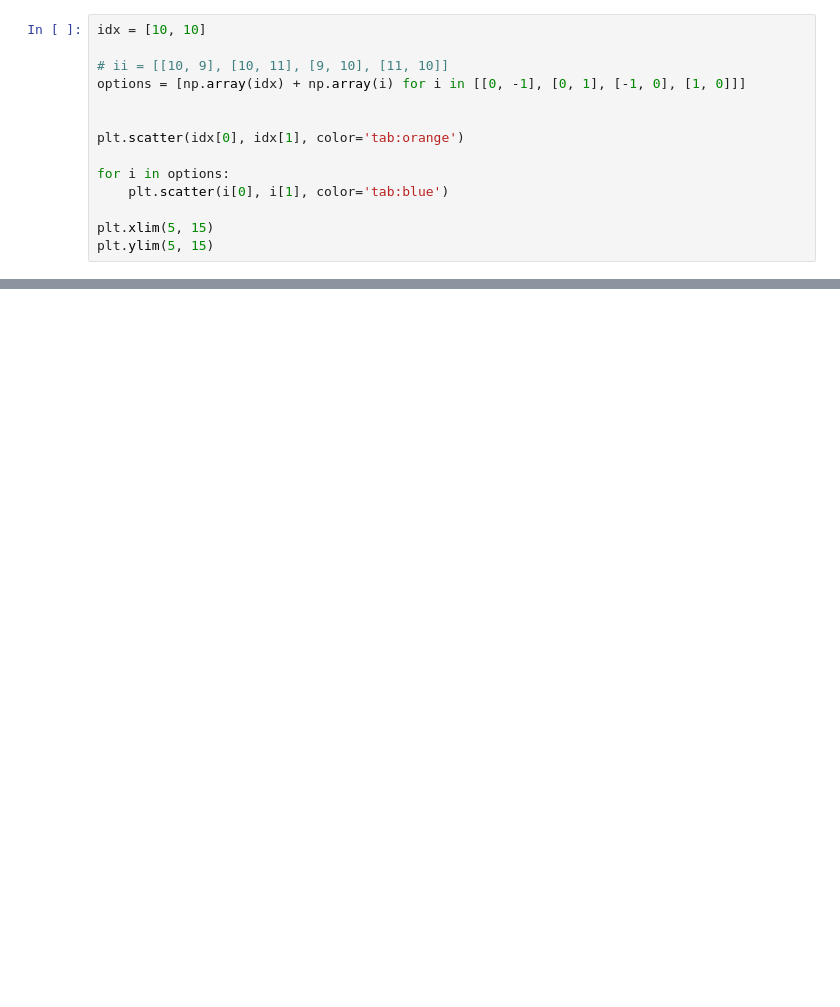
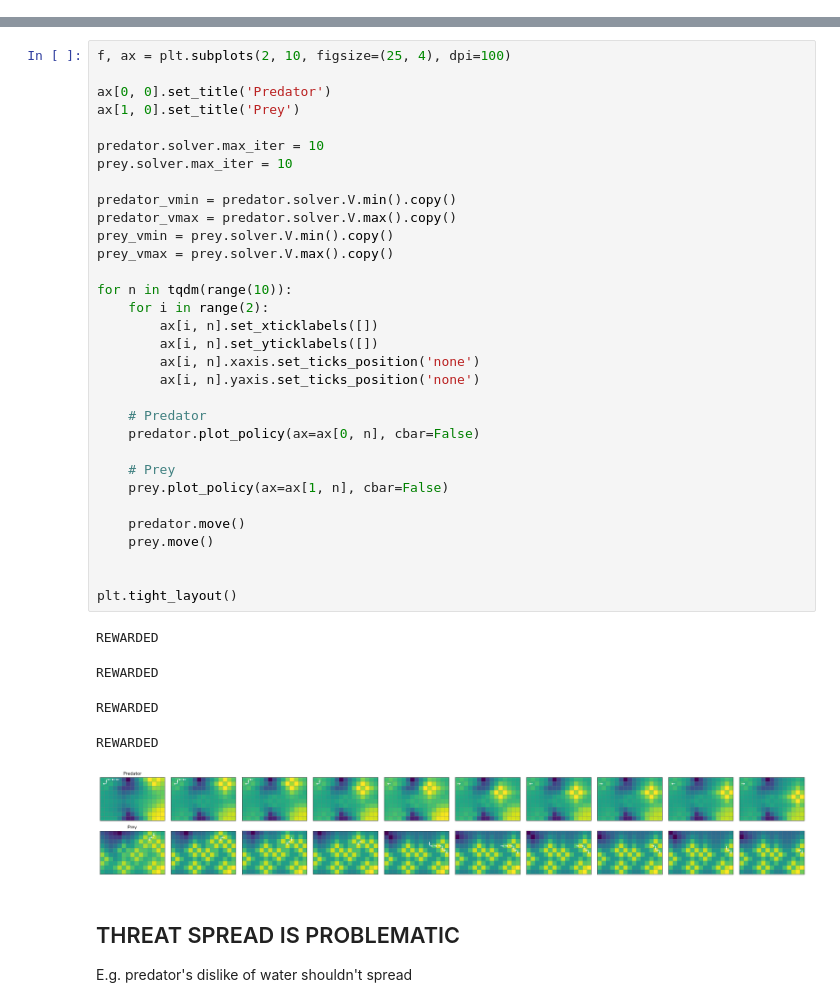
Before and after one commit to tobywise/predator-prey-IRL, a Jupyter notebook: notebooks/model_simulations.ipynb, the cells around one changed output, grey strips where cells are left out. Cells and saved outputs as stored; diff of their text form; blank space fills up the shorter version.

```diff
--- a/notebooks/model_simulations.ipynb
+++ b/notebooks/model_simulations.ipynb
@@ -500,14 +69,0 @@ env.plot_distance()
-# %%
-idx = [10, 10]
-
-# ii = [[10, 9], [10, 11], [9, 10], [11, 10]]
-options = [np.array(idx) + np.array(i) for i in [[0, -1], [0, 1], [-1, 0], [1, 0]]]
-
-
-plt.scatter(idx[0], idx[1], color='tab:orange')
-
-for i in options:
-    plt.scatter(i[0], i[1], color='tab:blue')
-
-plt.xlim(5, 15)
-plt.ylim(5, 15)
@@ -734,0 +81,42 @@ array([[ 1.,  1.,  1.],
+# %%
+f, ax = plt.subplots(2, 10, figsize=(25, 4), dpi=100)
+
+ax[0, 0].set_title('Predator')
+ax[1, 0].set_title('Prey')
+
+predator.solver.max_iter = 10
+prey.solver.max_iter = 10
+
+predator_vmin = predator.solver.V.min().copy()
+predator_vmax = predator.solver.V.max().copy()
+prey_vmin = prey.solver.V.min().copy()
+prey_vmax = prey.solver.V.max().copy()
+
+for n in tqdm(range(10)):
+    for i in range(2):
+        ax[i, n].set_xticklabels([])
+        ax[i, n].set_yticklabels([])
+        ax[i, n].xaxis.set_ticks_position('none')
+        ax[i, n].yaxis.set_ticks_position('none')
+
+    # Predator
+    predator.plot_policy(ax=ax[0, n], cbar=False)
+
+    # Prey
+    prey.plot_policy(ax=ax[1, n], cbar=False)
+
+    predator.move()
+    prey.move()
+
+
+plt.tight_layout()
+# %% [output]
+REWARDED
+REWARDED
+REWARDED
+REWARDED
+[figure, added]
+# %% [markdown]
+## THREAT SPREAD IS PROBLEMATIC
+
+E.g. predator's dislike of water shouldn't spread
```
Also changed, not shown: parts of 128 cells of this notebook, 1 other file.
